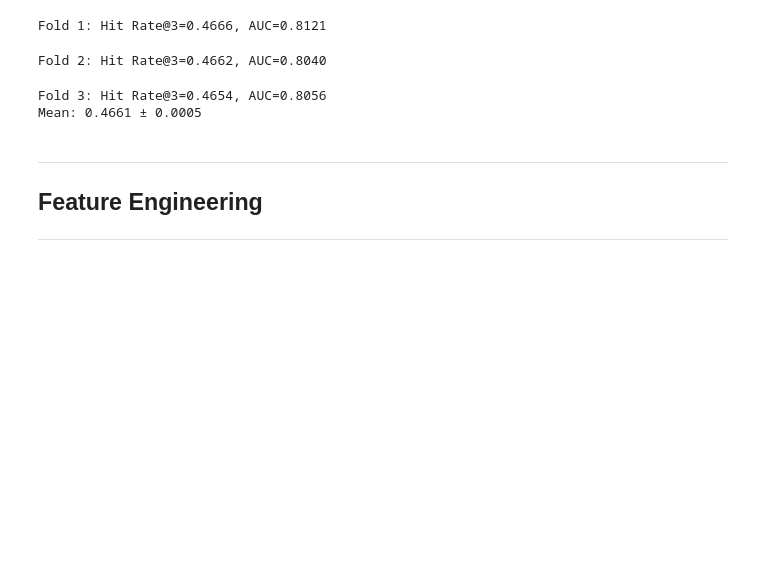
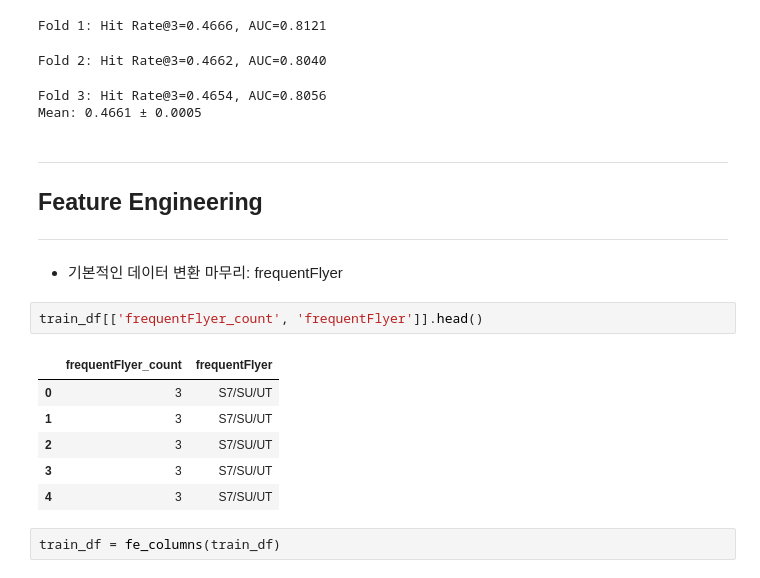
Before and after one commit to brocolies/pred_aeroclub, a Jupyter notebook: notebook/fe.ipynb, the cells around one changed output. Cells and saved outputs as stored; diff of their text form; blank space fills up the shorter version.

```diff
--- a/notebook/fe.ipynb
+++ b/notebook/fe.ipynb
@@ -38,3 +39,16 @@ Mean: 0.4661 ± 0.0005
 ------------
 ## Feature Engineering
 ------------
+# %% [markdown]
+- 기본적인 데이터 변환 마무리: frequentFlyer
+# %%
+train_df[['frequentFlyer_count', 'frequentFlyer']].head()
+# %% [output]
+|  | frequentFlyer_count | frequentFlyer |
+| 0 | 3 | S7/SU/UT |
+| 1 | 3 | S7/SU/UT |
+| 2 | 3 | S7/SU/UT |
+| 3 | 3 | S7/SU/UT |
+| 4 | 3 | S7/SU/UT |
+# %%
+train_df = fe_columns(train_df)
```
Also changed, not shown: parts of 17 cells of this notebook, 5 other files.
